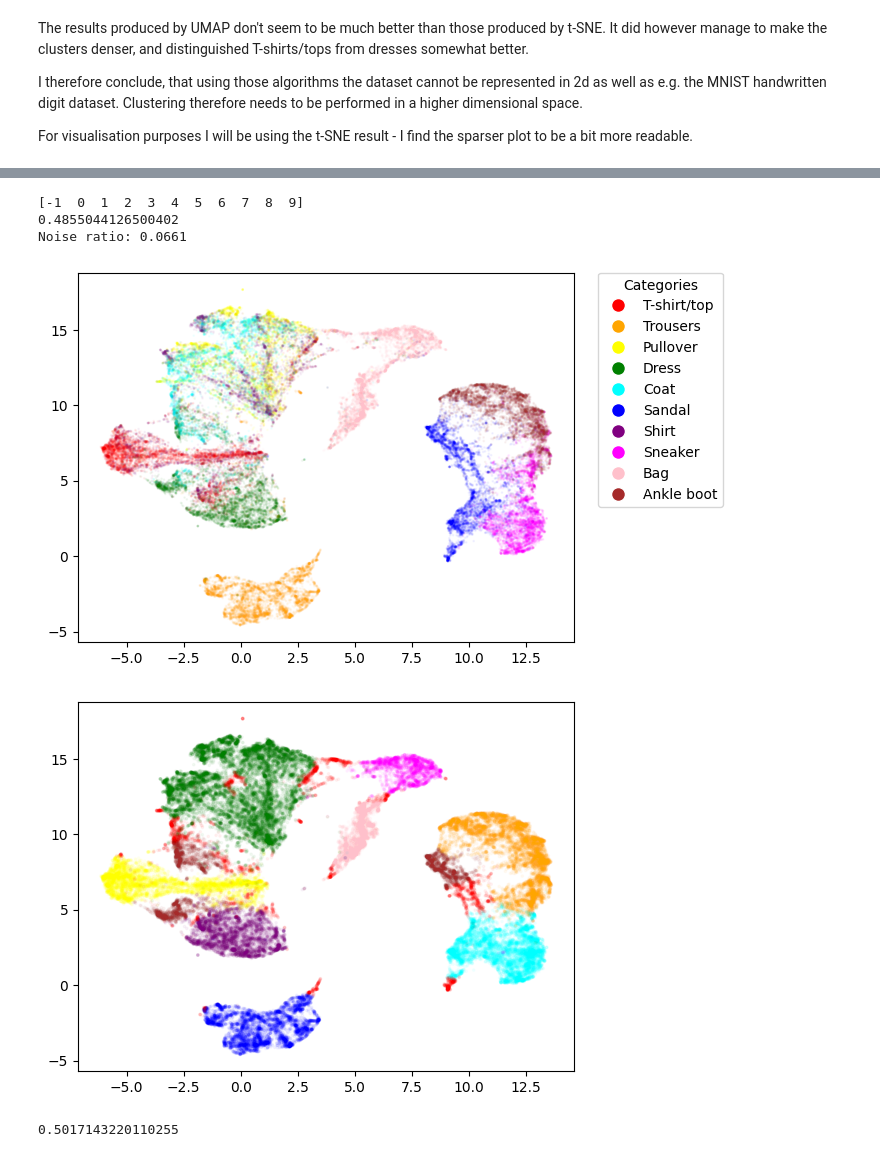
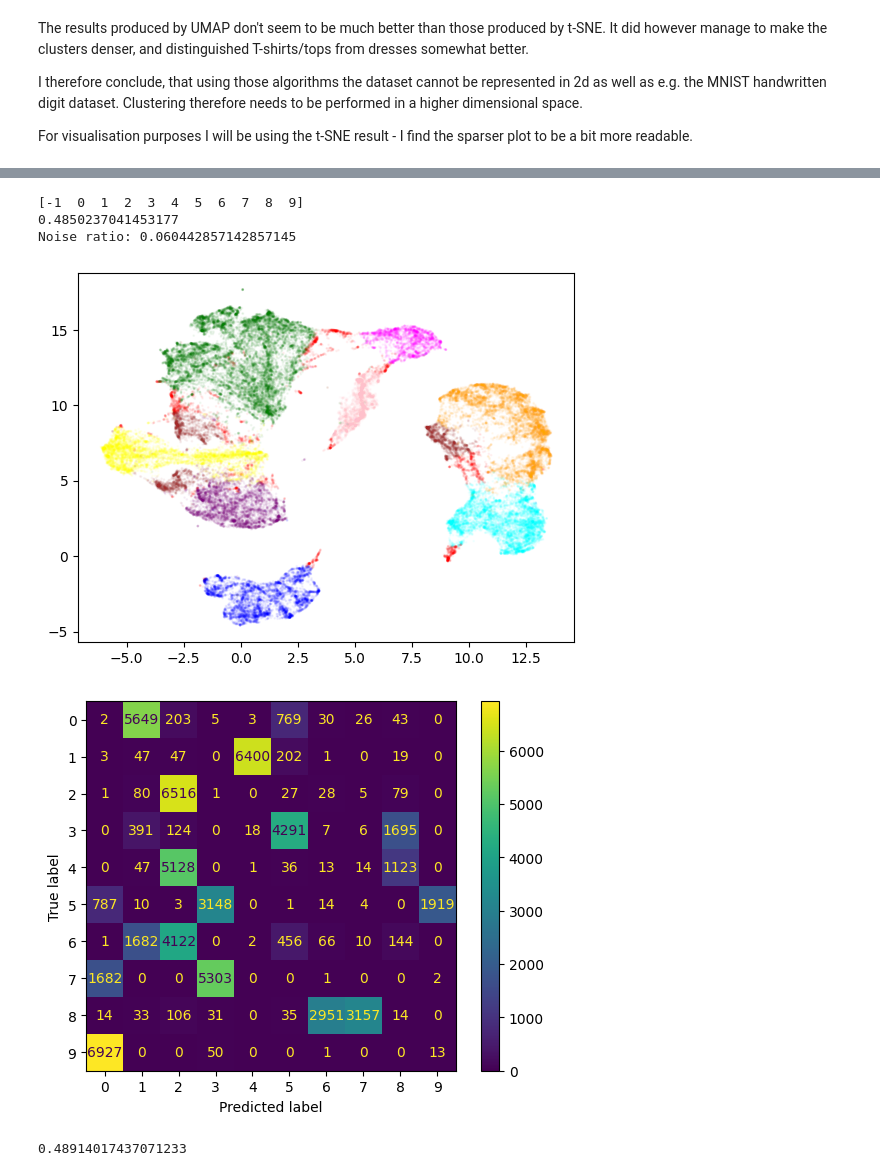
Before and after one commit to frun36/fods-fashion-mnist, a Jupyter notebook: fashion_mnist.ipynb, the cells around one changed output, grey strips where cells are left out. Cells and saved outputs as stored; diff of their text form; code cells hidden in the pictures.

```diff
--- a/fashion_mnist.ipynb
+++ b/fashion_mnist.ipynb
@@ -199,14 +246,16 @@ def plot_clusters(points, cluster_labels, df_mask):
     colors = ['red', 'orange', 'yellow', 'green', 'cyan', 'blue', 'purple', 'magenta', 'pink', 'brown']
     cmap = ListedColormap(colors)
 
-    plt.scatter(points[:, 0], points[:, 1], c=cluster_labels[df_mask], cmap=cmap, s=3, alpha=0.04/(np.sum(df_mask)/len(df_mask)))
+    plt.scatter(points[:, 0], points[:, 1], c=cluster_labels, cmap=cmap, s=1, alpha=0.04/(np.sum(df_mask)/len(df_mask)))
     plt.show()
 
-plot_2d(reduced_umap, df_mask)
-plot_clusters(reduced_umap, kmeans.labels_, df_mask)
+def plot_contingency_matrix(true_labels, predicted_labels):
+    m = contingency_matrix(true_labels, predicted_labels)
+    disp = ConfusionMatrixDisplay(m)
+    disp.plot()
+    plt.show()
 
-m = contingency_matrix(df_all['label'], kmeans.labels_)
-disp = ConfusionMatrixDisplay(m)
-disp.plot()
-plt.show()
+# plot_2d(reduced_umap, df_mask)
+plot_clusters(reduced_umap, kmeans.labels_, df_mask_all)
+plot_contingency_matrix(df_all['label'], kmeans.labels_)
 # %% [output]
@@ -219,10 +273,7 @@ reduced_umap_cluster = umap_cluster.fit_transform(reduced_pca)
 # %%
 from sklearn.cluster import DBSCAN
 
-df_pick_ratio = 1.0
-df_mask = np.random.choice([True, False], size=len(reduced_pca), p=[df_pick_ratio, 1 - df_pick_ratio])
-
-dbscan = DBSCAN(eps=1.3, min_samples=1950)
+dbscan = DBSCAN(eps=1.3, min_samples=1920)
 dbscan.fit(reduced_umap_cluster)
 
 print(np.unique(dbscan.labels_))
@@ -231,23 +282,23 @@ print(adjusted_rand_score(df_all['label'], dbscan.labels_))
 print(f"Noise ratio: {(dbscan.labels_ == -1).sum() / len(dbscan.labels_)}")
 # %% [output]
 [-1  0  1  2  3  4  5  6  7  8  9]
-0.4855044126500402
-Noise ratio: 0.0661
+0.4850237041453177
+Noise ratio: 0.060442857142857145
-# %%
-plot_2d(reduced_umap, df_mask)
-plot_clusters(reduced_umap[df_mask], dbscan.labels_, df_mask)
-# %% [output]
-[figure, removed]
-[figure, removed]
+# %%
+plot_clusters(reduced_umap[df_mask_all], dbscan.labels_, df_mask_all)
+plot_contingency_matrix(df_all['label'][dbscan.labels_ != -1], dbscan.labels_[dbscan.labels_ != -1])
+# %% [output]
+[figure, added]
+[figure, added]
 # %%
 from sklearn.cluster import SpectralClustering
 
 df_pick_ratio = 0.1
-df_mask = np.random.choice([True, False], size=len(reduced_pca), p=[df_pick_ratio, 1 - df_pick_ratio])
+df_mask_sc = np.random.choice([True, False], size=len(reduced_pca), p=[df_pick_ratio, 1 - df_pick_ratio])
 
 sc = SpectralClustering(n_clusters=10, random_state=RS, n_neighbors=50)
-sc.fit(reduced_umap_cluster[df_mask])
+sc.fit(reduced_umap_cluster[df_mask_sc])
 
-print(adjusted_rand_score(df_all['label'][df_mask], sc.labels_))
+print(adjusted_rand_score(df_all['label'][df_mask_sc], sc.labels_))
 # %% [output]
-0.5017143220110255
+0.48914017437071233
```
Also changed, not shown: parts of 31 cells of this notebook.
